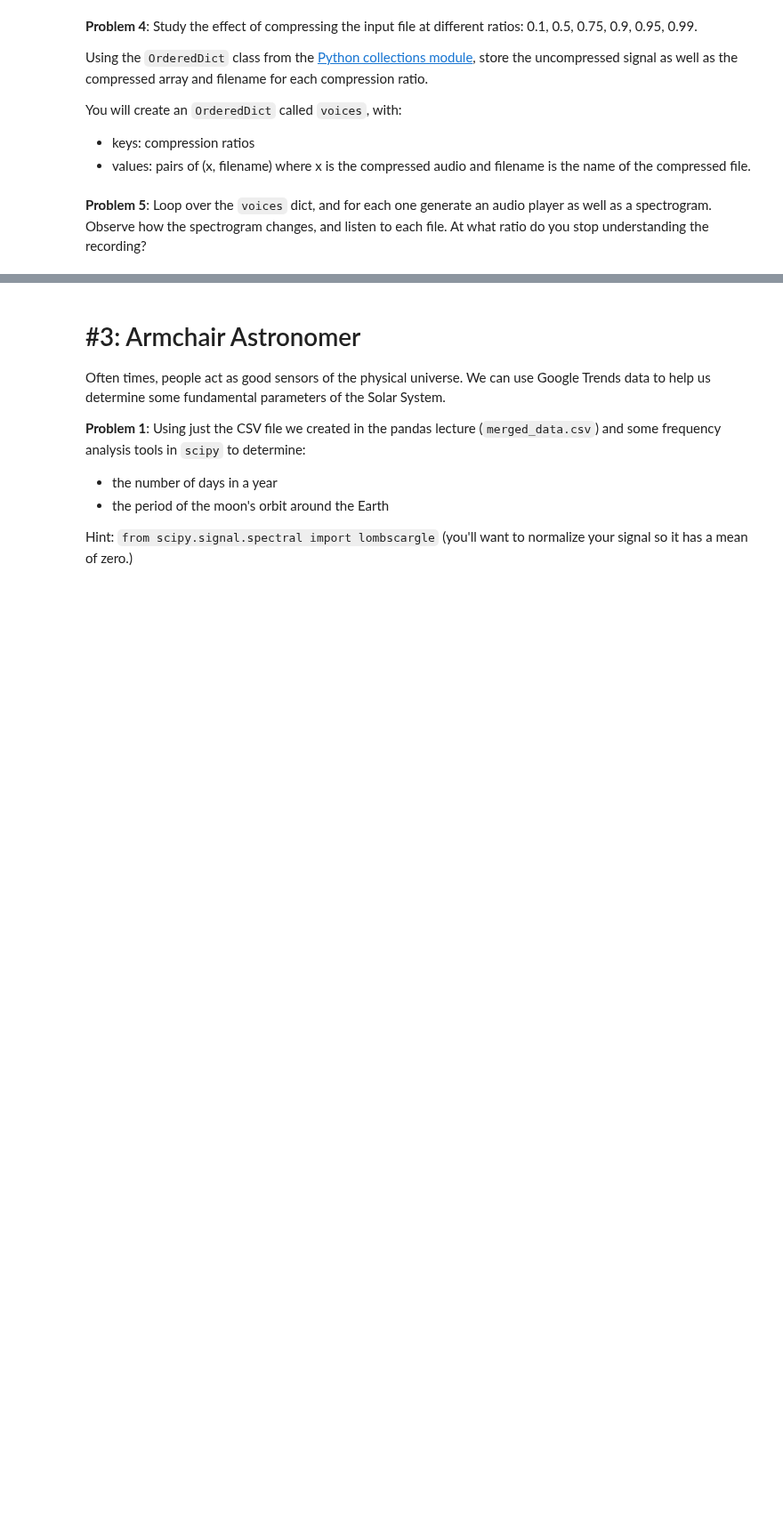
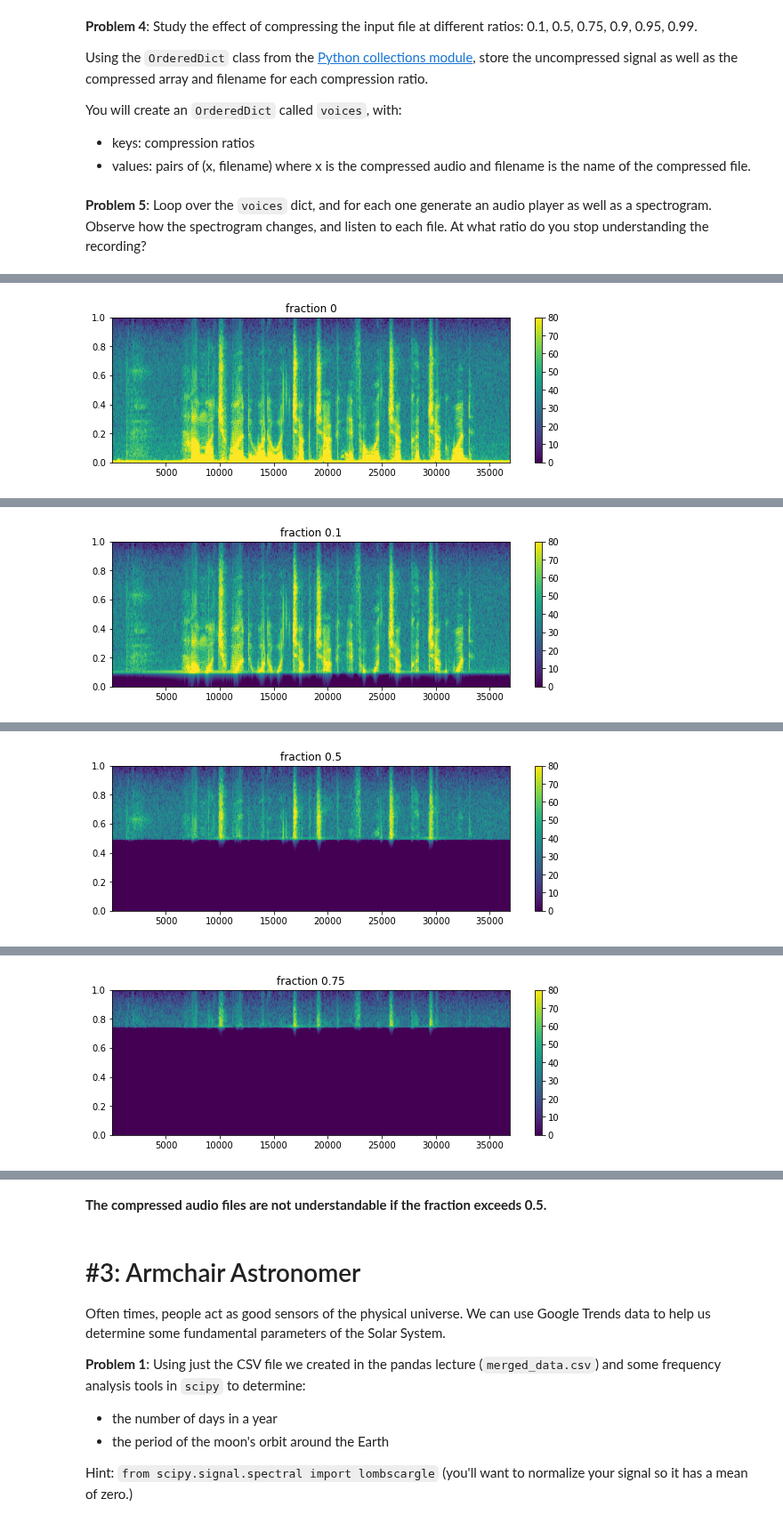
Before and after one commit to zbalewski/python-ay250-homework, a Jupyter notebook: hw_1/hw_1_assignment.ipynb, the cells around one changed output, grey strips where cells are left out. Shown at 89% size. Saved outputs shown, nothing was run; the diff lists cells and outputs as text; code cells hidden in the pictures; blank space fills up the shorter version.

```diff
--- a/hw_1/hw_1_assignment.ipynb
+++ b/hw_1/hw_1_assignment.ipynb
@@ -387,0 +385,3 @@ Note: if your browser doesn't support audio, you may try a different browser.
+# %%
+fname = 'data/voice.wav'
+Audio(fname)
@@ -437,6 +458,8 @@ If the input file is named `a.wav` and the compression fraction is 0.9, the outp
 
 - you may need to use the `astype` method of numpy arrays to get the correct data type for `wav` files.
 # %%
+from scipy.io import wavfile
+
 def compress_wav(fname, fraction):
     """Compress an audio signal stored in an input wav file.
 
@@ -466,7 +489,20 @@ def compress_wav(fname, fraction):
       Auto-generated filename of the compressed signal.
     """
 
-    # your code here
+    # load fname wave file
+    rate, x = wavfile.read(fname)
+
+    # compress by dropping low freq according to fraction
+    x_approx = compress_signal(data, fraction)
+
+    # generate new filename
+    new_fname = fname.replace('.wav', f"_comp_{fraction}.wav")
+
+    # save new wav file
+    wavfile.write(new_fname, rate, x_approx.astype(np.int16))
+
+    # return expected vars
+    return rate, x, x_approx, new_fname
 # %% [markdown]
 **Problem 4**: Study the effect of compressing the input file at different ratios: 0.1, 0.5, 0.75, 0.9, 0.95, 0.99.
 
@@ -481,2 +515,14 @@ You will create an `OrderedDict` called `voices`, with:
+# %%
+# compression ratios; storing uncompressed signal as first element
+compress_ratios = [0, 0.1, 0.5, 0.75, 0.9, 0.95, 0.99]
+
+# make OrderedDict
+from collections import OrderedDict
+voices = OrderedDict()
+
+# make compressed files and add info to voices
+for c in compress_ratios:
+    rate, x, x_approx, new_fname = compress_wav(fname, c)
+    voices[c] = (x_approx, new_fname)
 # %% [markdown]
 **Problem 5**: Loop over the `voices` dict, and for each one generate an audio player as well as a spectrogram.  Observe how the spectrogram changes, and listen to each file.  At what ratio do you stop understanding the recording?
@@ -484,0 +529,8 @@ You will create an `OrderedDict` called `voices`, with:
+# %%
+for key, value in voices.items():
+    # make audio player
+    Audio(value[1])
+
+    # make spectrogram
+    specgram_cbar(value[0], title=f"fraction {key}", clim=(0, 80) )
+# %% [output]
@@ -484,0 +538 @@ You will create an `OrderedDict` called `voices`, with:
+[figure, added]
@@ -484,0 +540 @@ You will create an `OrderedDict` called `voices`, with:
+[figure, added]
@@ -484,0 +542 @@ You will create an `OrderedDict` called `voices`, with:
+[figure, added]
@@ -484,0 +544 @@ You will create an `OrderedDict` called `voices`, with:
+[figure, added]
@@ -485,3 +551,5 @@ You will create an `OrderedDict` called `voices`, with:
+# %% [markdown]
+**The compressed audio files are not understandable if the fraction exceeds 0.5.**
 # %% [markdown]
 # #3: Armchair Astronomer
 
```
Also changed, not shown: parts of 12 cells of this notebook, 7 other files.
